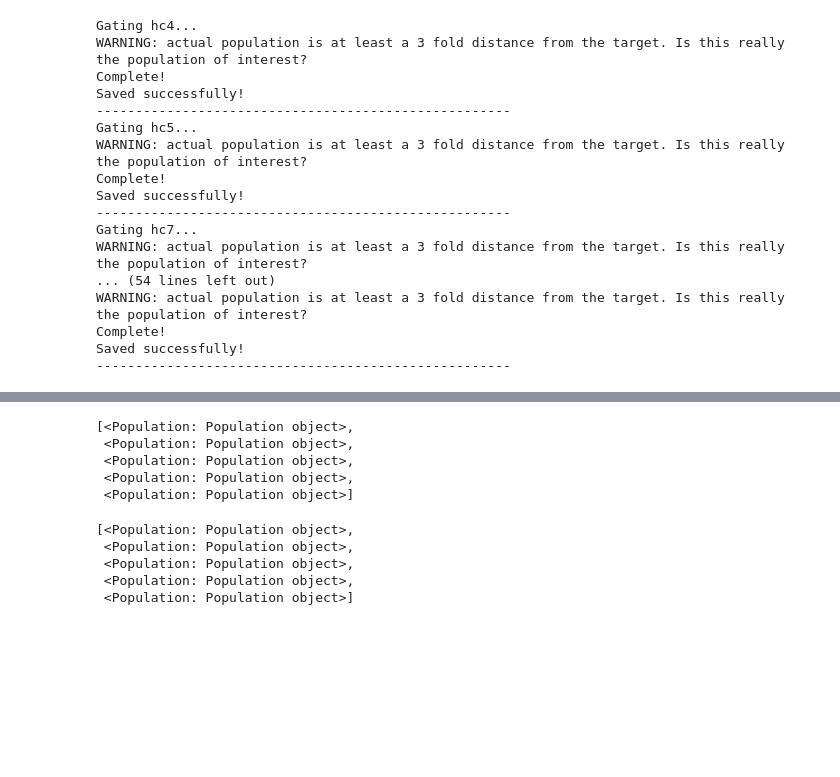
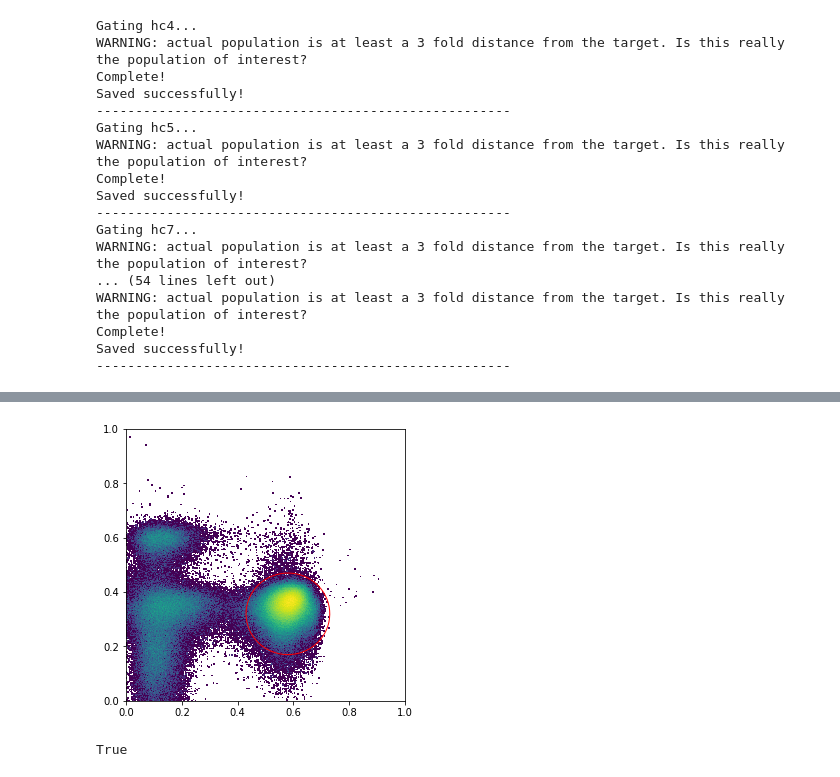
Before and after one commit to burtonrj/CytoPy, a Jupyter notebook: immunova/Notebooks/Testing/Population_Identification_Validation/CD3 Gating.ipynb, the cells around one changed output, grey strips where cells are left out. Drawn from its saved outputs; the diff is of its cells as text; code cells hidden in the pictures; blank space fills up the shorter version.

```diff
--- a/immunova/Notebooks/Testing/Population_Identification_Validation/CD3 Gating.ipynb
+++ b/immunova/Notebooks/Testing/Population_Identification_Validation/CD3 Gating.ipynb
@@ -31,6 +31,17 @@ def visualise_manual_threshold(sample_go, parent_population, x, t, xlim, ylim):
     ax.set_xlim(xlim[0], xlim[1])
     ax.set_ylim(ylim[0], ylim[1])
     fig.show()
+# %%
+def visualise_manual_ellipse(sample_go, parent_population, x, y, centroid, width, height, angle, xlim, ylim):
+    data = apply_transform(sample_go.get_population_df(parent_population).copy(), [x, y], 'logicle')
+    fig, ax = plt.subplots(figsize=(5,5))
+    ax.hist2d(data[x], data[y], bins=500, norm=LogNorm())
+    ellipse = Ellipse(xy=centroid, width=width, height=height,
+                              angle=angle, fill=False, edgecolor='r')
+    ax.add_patch(ellipse)
+    ax.set_xlim(xlim[0], xlim[1])
+    ax.set_ylim(ylim[0], ylim[1])
+    fig.show()
 # %% [markdown]
 <h2>Manual Gating</h2>
 # %%
@@ -108,2 +95,2 @@ hc.plotting.plot_population('lymphocytes', 'L/D', 'CD3')
 # %%
-hc = Gating(exp, 'hc4')
+hc = Gating(exp, 'hc1')
@@ -116,8 +96,0 @@ y = exp.pull_sample('hc4')
-# %%
-y.populations
-# %% [output]
-[<Population: Population object>,
- <Population: Population object>,
- <Population: Population object>,
- <Population: Population object>,
- <Population: Population object>]
@@ -128,8 +96,0 @@ x = FileGroup.objects(id='5da7098b3f12eb8ffc50cca7').get()
-# %%
-x.populations
-# %% [output]
-[<Population: Population object>,
- <Population: Population object>,
- <Population: Population object>,
- <Population: Population object>,
- <Population: Population object>]
@@ -139,0 +97,16 @@ child_populations.add_population('other_cells', definition='-')
+# %%
+visualise_manual_ellipse(hc, 'lymphocytes', 'CD3', 'L/D',
+                         centroid=(0.58, 0.32), width=0.3, height=0.3,
+                         angle=30, xlim=(0,1), ylim=(0,1))
+# %% [output]
+[figure, added]
+# %%
+child_populations = ChildPopulationCollection('geom')
+child_populations.add_population('manual_liveCD3', definition='+')
+child_populations.add_population('manual_liveCD3_Neg', definition='-')
+
+gate_definition = dict(x='CD3', y='L/D', centroid=(0.58, 0.32), width=0.3, height=0.3, angle=30)
+hc.create_gate(gate_name='manual_liveCD3', parent='lymphocytes', class_='Static', method='ellipse_gate',
+                kwargs=gate_definition, child_populations=child_populations)
+# %% [output]
+True
```
Also changed, not shown: parts of 9 cells of this notebook, 8 other files.
